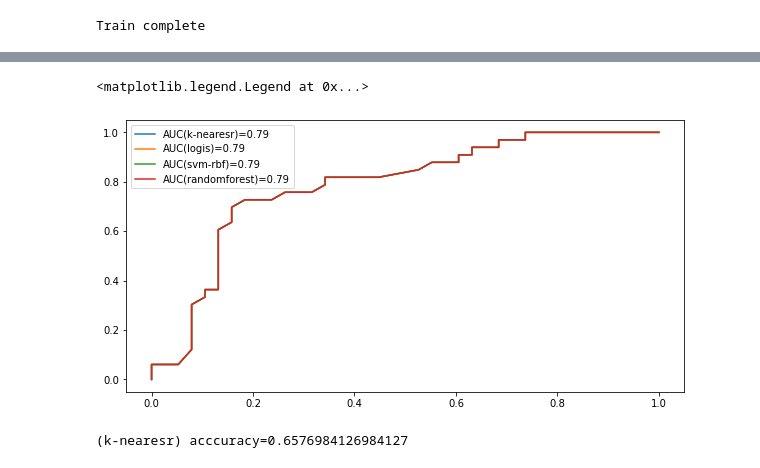
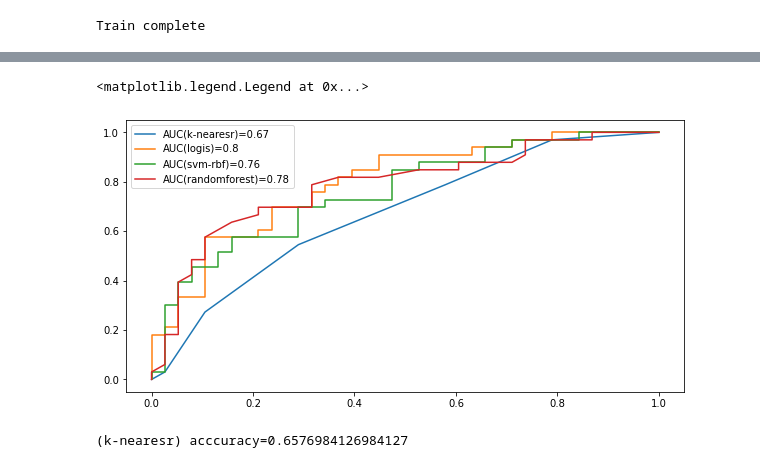
Before and after one commit to gthecrack/COVID-predictions, a Jupyter notebook: simple_model_training.ipynb, the cells around one changed output, grey strips where cells are left out. Drawn from its saved outputs; the diff is of its cells as text; code cells hidden in the pictures.

```diff
--- a/simple_model_training.ipynb
+++ b/simple_model_training.ipynb
@@ -396,26 +396,26 @@ Train complete
 # %%
 analyzeModels = {
     name:model for name, model in models.items()
 }
 
 plt.figure(figsize=(10,5))
 aucs = []
 for name, model in analyzeModels.items():
     y_scores_n = model.predict_proba(X_test_n)
 
-    alive_scores = y_scores[:,1]
+    alive_scores = y_scores_n[:,1]
 
     # Extract AUC score
     auc = roc_auc_score(y_test_n, alive_scores)
     aucs.append(f"AUC({name})={round(auc,2)}")
     # Extract ROC curve
     fpr, tpr, thresholds = roc_curve(y_test_n, alive_scores, pos_label=1)
     plt.plot(fpr,tpr)
 
 plt.legend(aucs)
 # %% [output]
 <matplotlib.legend.Legend at 0x...>
-[figure, old version]
+[figure, new version]
 # %%
 for name, model in models.items():
     scores = cross_val_score(model, X_normalized, y_normalized, cv=10)
```
Also changed, not shown: 13 other files.
